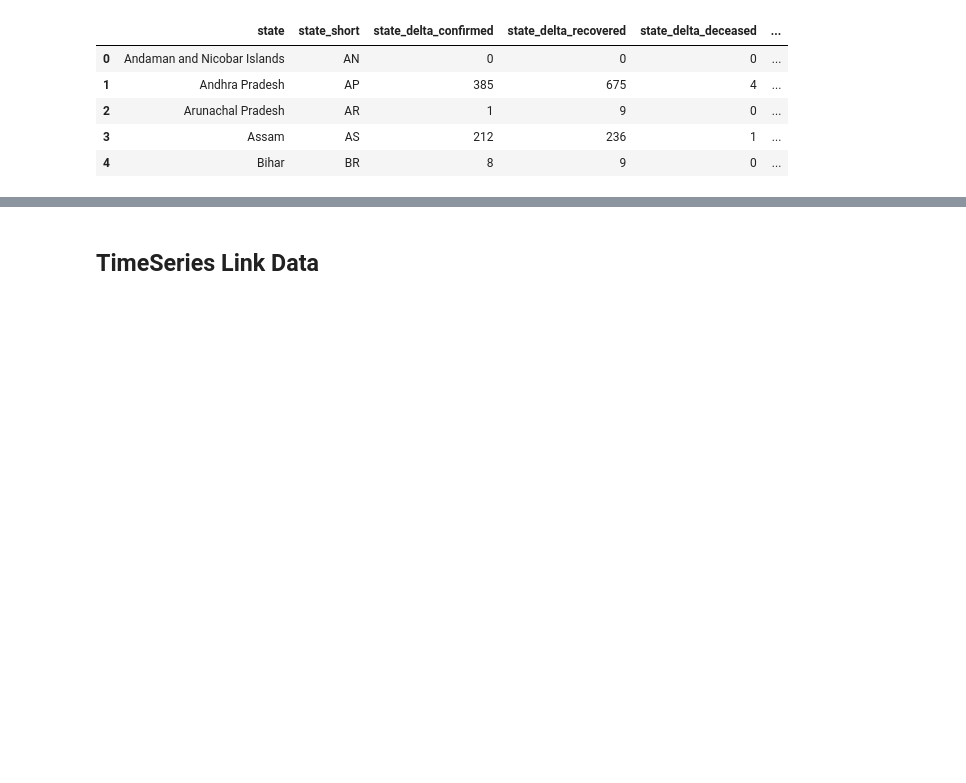
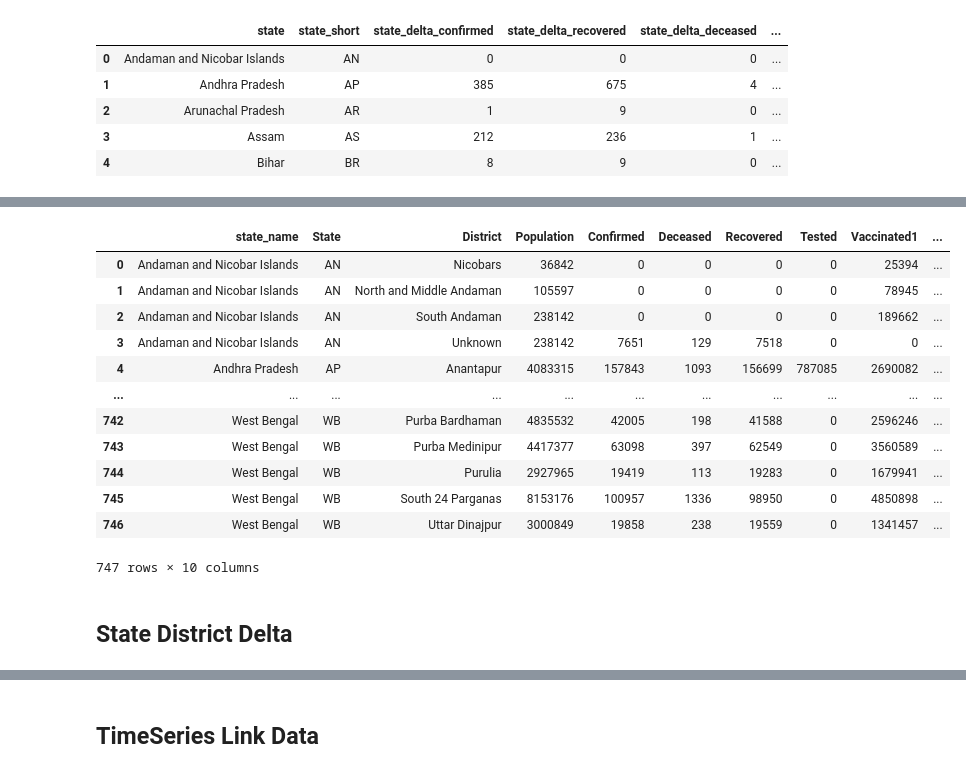
Before and after one commit to naushadcom/COVID19-India, a Jupyter notebook: covid-19.ipynb, the cells around one changed output, grey strips where cells are left out. Drawn from its saved outputs; the diff is of its cells as text; code cells hidden in the pictures; blank space fills up the shorter version.

Commit message:
clean data added
delta7_disterict
delta_drictrit
disrtictwise
state_delta7

```diff
--- a/covid-19.ipynb
+++ b/covid-19.ipynb
@@ -161,0 +164,33 @@ states_delta_df.to_csv('states_delta_df',index=False)
+# %%
+# loopng through the data for delta7 of states
+
+states_delta7 = []
+for i in states.keys():
+    if i != 'TT':
+        state = i
+        confirmed = 0
+        recovered = 0
+        deceased = 0
+        tested = 0
+        vaccinated1 = 0
+        vaccinated2 = 0
+        if 'confirmed' in states[i]['delta7']:
+            confirmed += int(states[i]['delta7']['confirmed'])
+
+        if 'recovered' in states[i]['delta7']:
+            recovered += int(states[i]['delta7']['recovered'])
+
+        if 'deceased' in states[i]['delta7']:
+            deceased += int(states[i]['delta7']['deceased'])
+
+        if 'tested' in states[i]['delta7']:
+            tested += int(states[i]['delta7']['tested'])
+
+        if 'vaccinated1' in states[i]['delta7']:
+            vaccinated1 += int(states[i]['delta7']['vaccinated1'])
+
+        if 'vaccinated2' in states[i]['delta7']:
+            vaccinated2 += int(states[i]['delta7']['vaccinated2'])
+
+        dictionary_state_delta7 = {'state' : dic_state_name[state], 'state_short' : state, 'state_delta7_confirmed' : confirmed, 'state_delta7_recovered' : recovered, 'state_delta7_deceased' : deceased, 'state_delta7_tested' : tested, 'state_delta7_vaccinated_1' : vaccinated1, 'state_delta7_vaccinated_2' : vaccinated2}
+        states_delta7.append(dictionary_state_delta7)
@@ -161,0 +277,19 @@ states_delta_df.to_csv('states_delta_df',index=False)
+# %%
+# creating dataframe of district total
+df2 = pd.DataFrame(list2)
+# %%
+df2
+# %% [output]
+|  | state_name | State | District | Population | Confirmed | Deceased | Recovered | Tested | Vaccinated1 | ... |
+| 0 | Andaman and Nicobar Islands | AN | Nicobars | 36842 | 0 | 0 | 0 | 0 | 25394 | ... |
+| 1 | Andaman and Nicobar Islands | AN | North and Middle Andaman | 105597 | 0 | 0 | 0 | 0 | 78945 | ... |
+| 2 | Andaman and Nicobar Islands | AN | South Andaman | 238142 | 0 | 0 | 0 | 0 | 189662 | ... |
+| 3 | Andaman and Nicobar Islands | AN | Unknown | 238142 | 7651 | 129 | 7518 | 0 | 0 | ... |
+| 4 | Andhra Pradesh | AP | Anantapur | 4083315 | 157843 | 1093 | 156699 | 787085 | 2690082 | ... |
+| ... | ... | ... | ... | ... | ... | ... | ... | ... | ... | ... |
+| 742 | West Bengal | WB | Purba Bardhaman | 4835532 | 42005 | 198 | 41588 | 0 | 2596246 | ... |
+| 743 | West Bengal | WB | Purba Medinipur | 4417377 | 63098 | 397 | 62549 | 0 | 3560589 | ... |
+| 744 | West Bengal | WB | Purulia | 2927965 | 19419 | 113 | 19283 | 0 | 1679941 | ... |
+| 745 | West Bengal | WB | South 24 Parganas | 8153176 | 100957 | 1336 | 98950 | 0 | 4850898 | ... |
+| 746 | West Bengal | WB | Uttar Dinajpur | 3000849 | 19858 | 238 | 19559 | 0 | 1341457 | ... |
+747 rows × 10 columns
@@ -161,0 +299,2 @@ states_delta_df.to_csv('states_delta_df',index=False)
+# %% [markdown]
+## State District Delta
```
Also changed, not shown: parts of 15 cells of this notebook.
